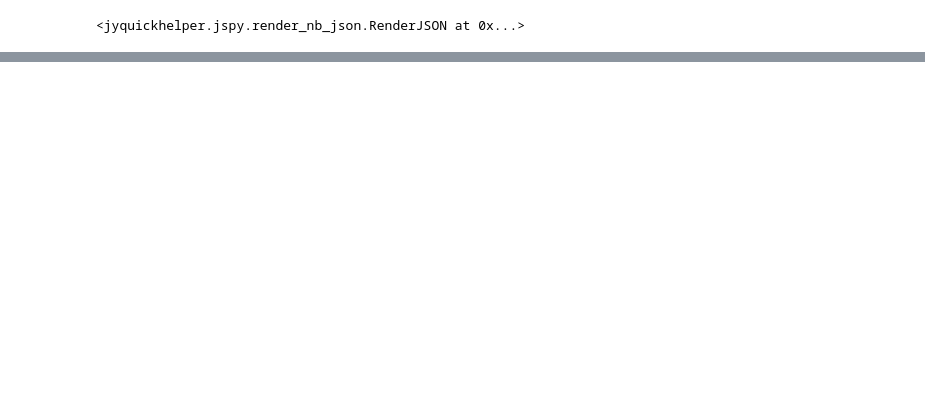
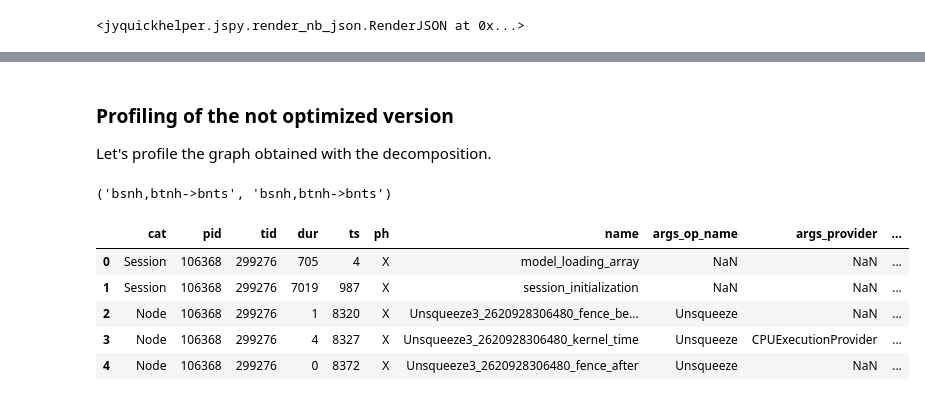
Before and after one commit to sdpython/mlprodict, a Jupyter notebook: _doc/notebooks/onnx_profile_ort.ipynb, the cells around one changed output, grey strips where cells are left out. Drawn from its saved outputs; the diff is of its cells as text; code cells hidden in the pictures; blank space fills up the shorter version.

```diff
--- a/_doc/notebooks/onnx_profile_ort.ipynb
+++ b/_doc/notebooks/onnx_profile_ort.ipynb
@@ -151,0 +270,4 @@ df
+# %% [markdown]
+### Profiling of the not optimized version
+
+Let's profile the graph obtained with the decomposition.
@@ -151,0 +278,23 @@ df
+# %%
+obj.equation, obj.equation_
+# %% [output]
+('bsnh,btnh->bnts', 'bsnh,btnh->bnts')
+# %%
+from mlprodict.onnxrt import OnnxInference
+
+oinf = OnnxInference(onx, runtime="onnxruntime1",
+                     runtime_options={"enable_profiling": True})
+
+d_inputs = {'X0': inputs[0], 'X1': inputs[1]}
+for i in range(0, 100):
+    oinf.run(d_inputs)
+
+df = oinf.get_profiling(as_df=True)
+df.head()
+# %% [output]
+|  | cat | pid | tid | dur | ts | ph | name | args_op_name | args_provider | ... |
+| 0 | Session | 106368 | 299276 | 705 | 4 | X | model_loading_array | NaN | NaN | ... |
+| 1 | Session | 106368 | 299276 | 7019 | 987 | X | session_initialization | NaN | NaN | ... |
+| 2 | Node | 106368 | 299276 | 1 | 8320 | X | Unsqueeze3_2620928306480_fence_be... | Unsqueeze | NaN | ... |
+| 3 | Node | 106368 | 299276 | 4 | 8327 | X | Unsqueeze3_2620928306480_kernel_time | Unsqueeze | CPUExecutionProvider | ... |
+| 4 | Node | 106368 | 299276 | 0 | 8372 | X | Unsqueeze3_2620928306480_fence_after | Unsqueeze | NaN | ... |
```
Also changed, not shown: parts of 52 cells of this notebook, 3 other files.
